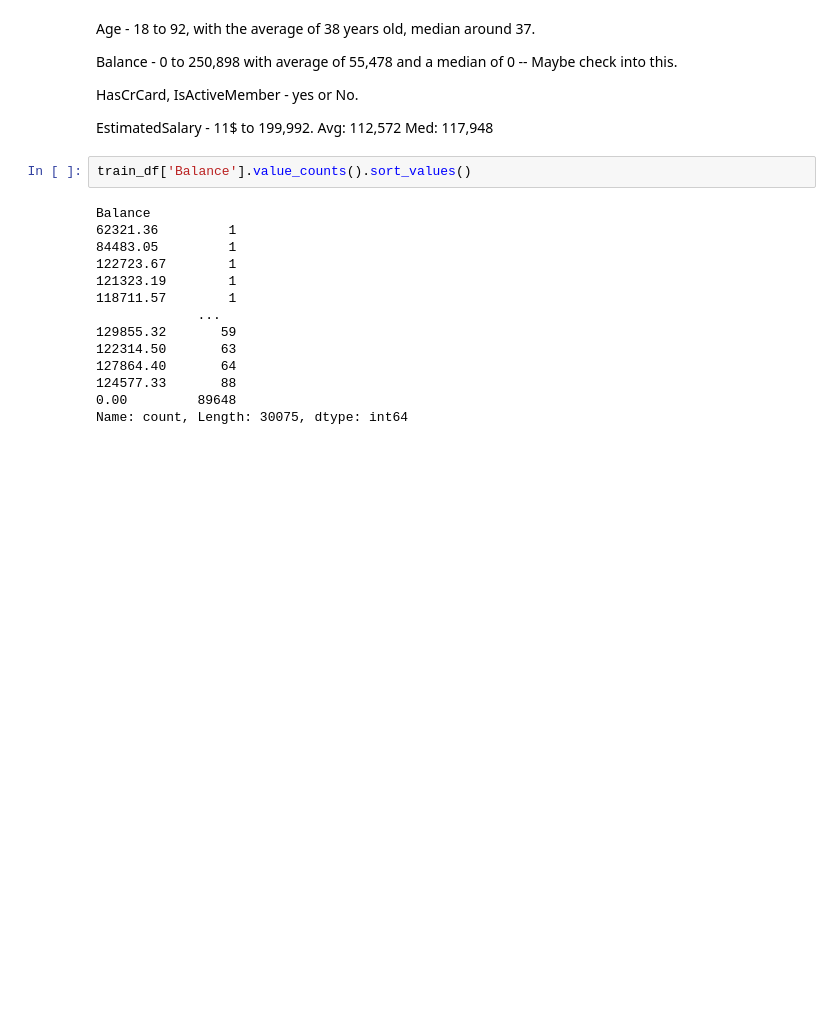
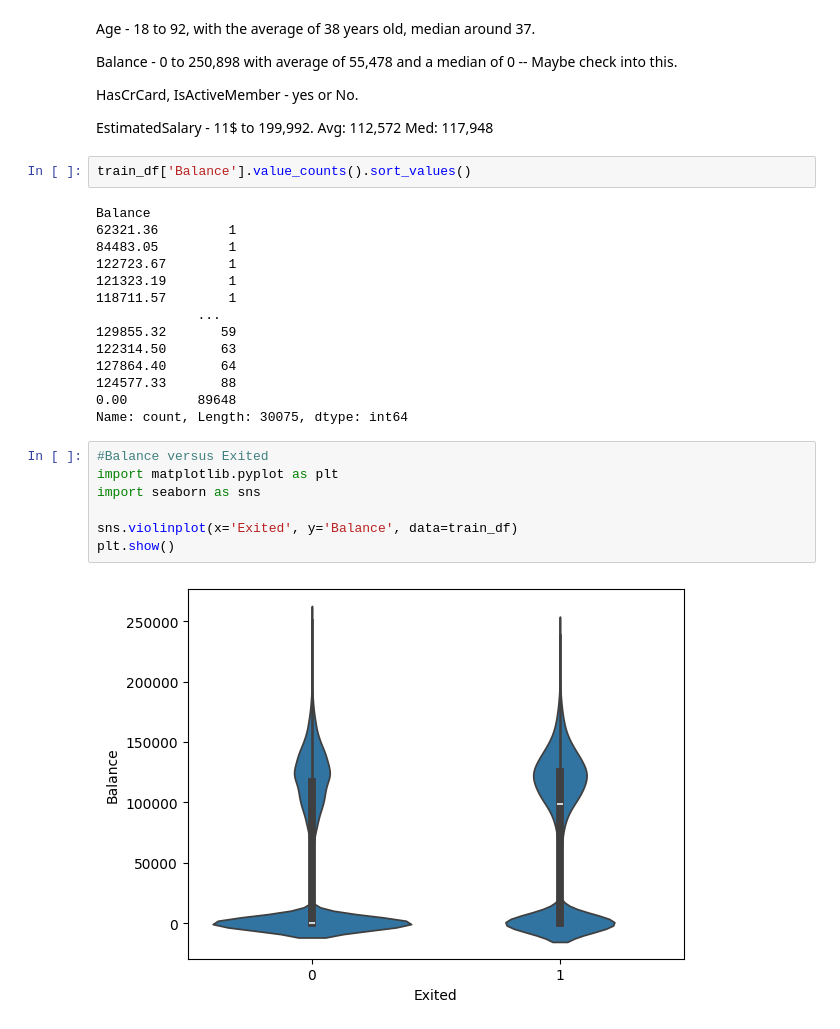
Before and after one commit to kris-kane/kaggle_playgrounds, a Jupyter notebook: playground-series-s4e1/s4e1.ipynb, the cells around one changed output. Drawn from its saved outputs; the diff is of its cells as text; blank space fills up the shorter version.

Commit message:
Update s4e1.ipynb
Practice Seaborn Visualizations

```diff
--- a/playground-series-s4e1/s4e1.ipynb
+++ b/playground-series-s4e1/s4e1.ipynb
@@ -142,3 +134,12 @@ Balance
 124577.33       88
 0.00         89648
 Name: count, Length: 30075, dtype: int64
+# %%
+#Balance versus Exited
+import matplotlib.pyplot as plt
+import seaborn as sns
+
+sns.violinplot(x='Exited', y='Balance', data=train_df)
+plt.show()
+# %% [output]
+[figure, added]
```
Also changed, not shown: parts of 3 cells of this notebook.
